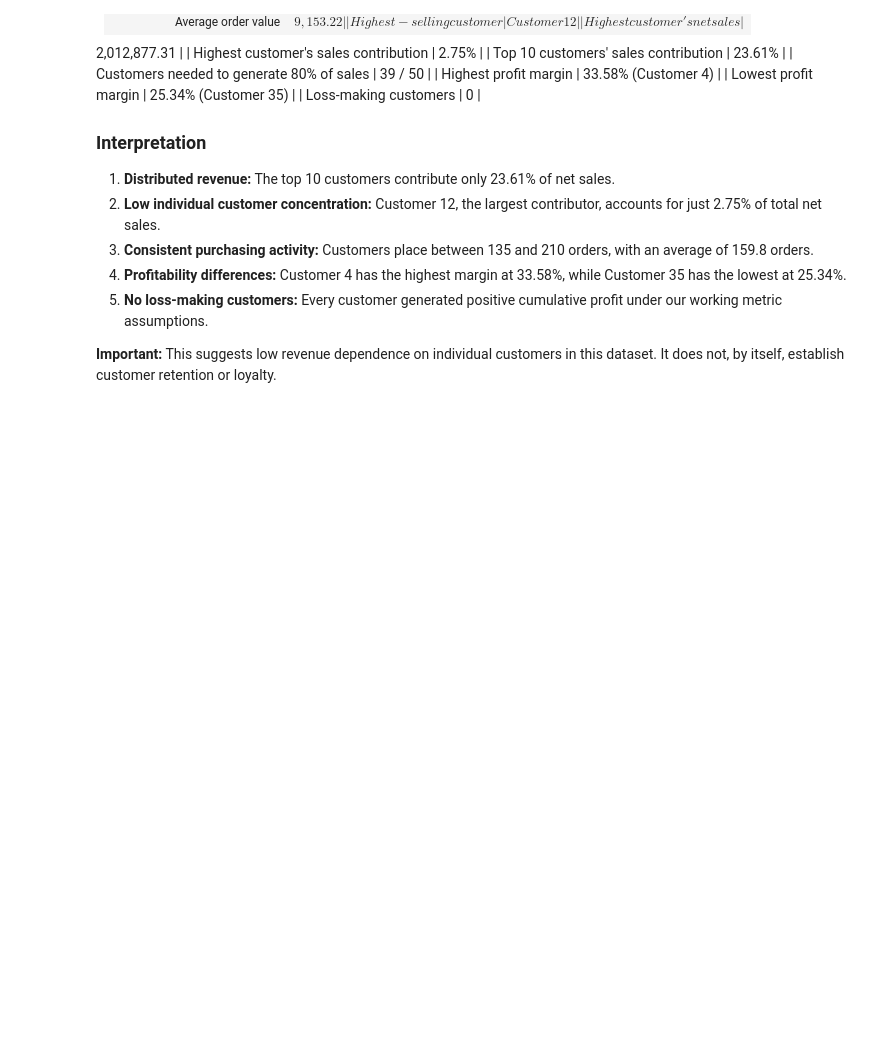
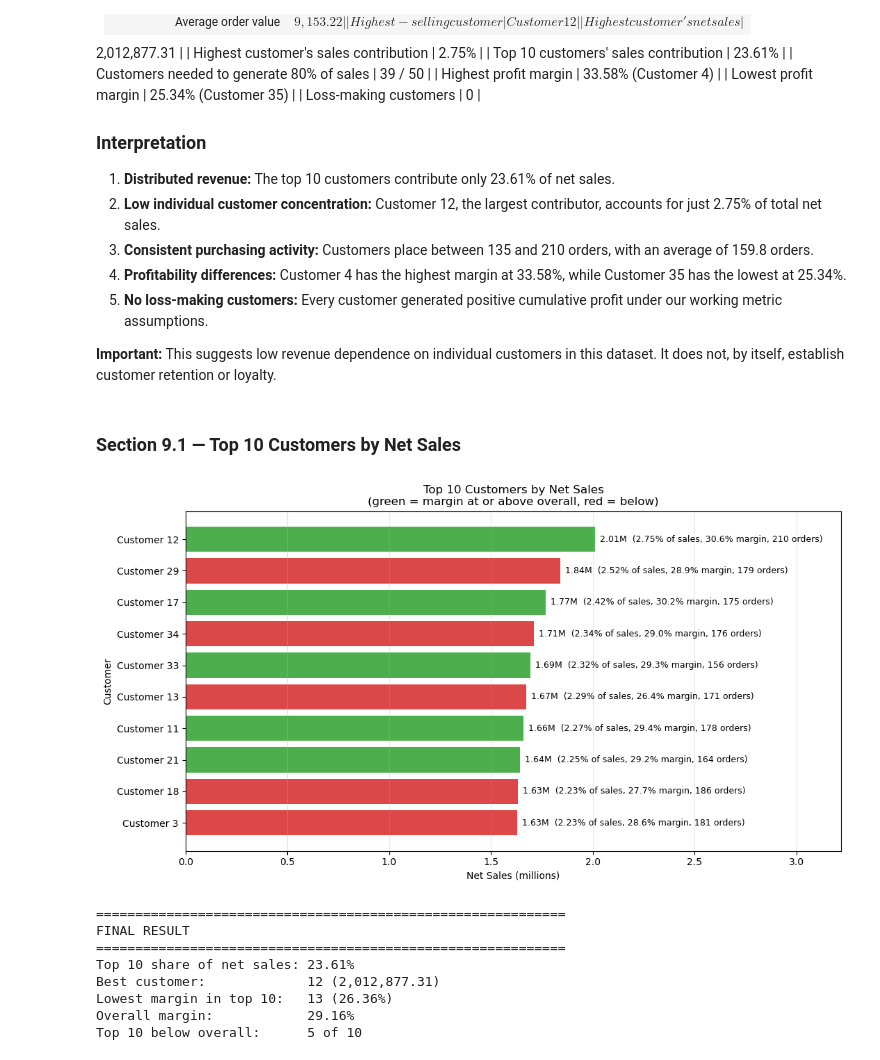
Before and after one commit to silverbullet-ai/intelligent-systems, a Jupyter notebook: da/sales-data-analysis/notebooks/02_sales_analysis.ipynb, the cells around one changed output. Drawn from its saved outputs; the diff is of its cells as text; code cells hidden in the pictures; blank space fills up the shorter version.

Commit message:
Add customer performance analysis

```diff
--- a/da/sales-data-analysis/notebooks/02_sales_analysis.ipynb
+++ b/da/sales-data-analysis/notebooks/02_sales_analysis.ipynb
@@ -1646,3 +1646,61 @@ Verdict: Sales are spread across many customers (low dependence on any one).
 5. **No loss-making customers:** Every customer generated positive cumulative profit under our working metric assumptions.
 
 **Important:** This suggests low revenue dependence on individual customers in this dataset. It does not, by itself, establish customer retention or loyalty.
+# %% [markdown]
+### Section 9.1 — Top 10 Customers by Net Sales
+# %%
+import matplotlib.pyplot as plt
+
+# Top 10 customers by net sales (largest bar at the top)
+top_customers = customer.head(10).sort_values('Net_Sales', ascending=True)
+
+# Axis labels: use customer names if they were added, otherwise the IDs
+if 'Customer Name' in top_customers.columns:
+    labels = [f"{n} ({i})" for i, n in zip(top_customers.index, top_customers['Customer Name'])]
+else:
+    labels = [f"Customer {i}" for i in top_customers.index]
+
+# Colour by margin vs overall (weighted across ALL customers)
+overall = customer['Profit'].sum() / customer['Net_Sales'].sum() * 100
+colors = ['tab:green' if m >= overall else 'tab:red' for m in top_customers['Margin %']]
+
+fig, ax = plt.subplots(figsize=(11, 6))
+bars = ax.barh(labels, top_customers['Net_Sales'] / 1e6, color=colors, alpha=0.85)
+
+for bar, (_, row) in zip(bars, top_customers.iterrows()):
+    ax.annotate(
+        f"{bar.get_width():.2f}M  ({row['Sales Share %']:.2f}% of sales, "
+        f"{row['Margin %']:.1f}% margin, {row['Orders']:,.0f} orders)",
+        (bar.get_width(), bar.get_y() + bar.get_height() / 2),
+        xytext=(5, 0), textcoords='offset points', va='center', fontsize=9
+    )
+
+ax.set_title('Top 10 Customers by Net Sales\n(green = margin at or above overall, red = below)')
+ax.set_xlabel('Net Sales (millions)')
+ax.set_ylabel('Customer')
+ax.set_xlim(0, top_customers['Net_Sales'].max() / 1e6 * 1.6)   # extra room for the longer labels
+ax.grid(axis='x', alpha=0.3)
+
+plt.tight_layout()
+plt.show()
+
+# Final result
+best  = top_customers['Net_Sales'].idxmax()
+low_m = top_customers['Margin %'].idxmin()
+
+print(f"\n{'=' * 60}\nFINAL RESULT\n{'=' * 60}")
+print(f"Top 10 share of net sales: {top_customers['Sales Share %'].sum():.2f}%")
+print(f"Best customer:             {best} ({top_customers.loc[best, 'Net_Sales']:,.2f})")
+print(f"Lowest margin in top 10:   {low_m} ({top_customers.loc[low_m, 'Margin %']:.2f}%)")
+print(f"Overall margin:            {overall:.2f}%")
+print(f"Top 10 below overall:      {int((top_customers['Margin %'] < overall).sum())} of {len(top_customers)}")
+# %% [output]
+[figure, added]
+============================================================
+FINAL RESULT
+============================================================
+Top 10 share of net sales: 23.61%
+Best customer:             12 (2,012,877.31)
+Lowest margin in top 10:   13 (26.36%)
+Overall margin:            29.16%
+Top 10 below overall:      5 of 10
```
Also changed, not shown: parts of 4 cells of this notebook.
